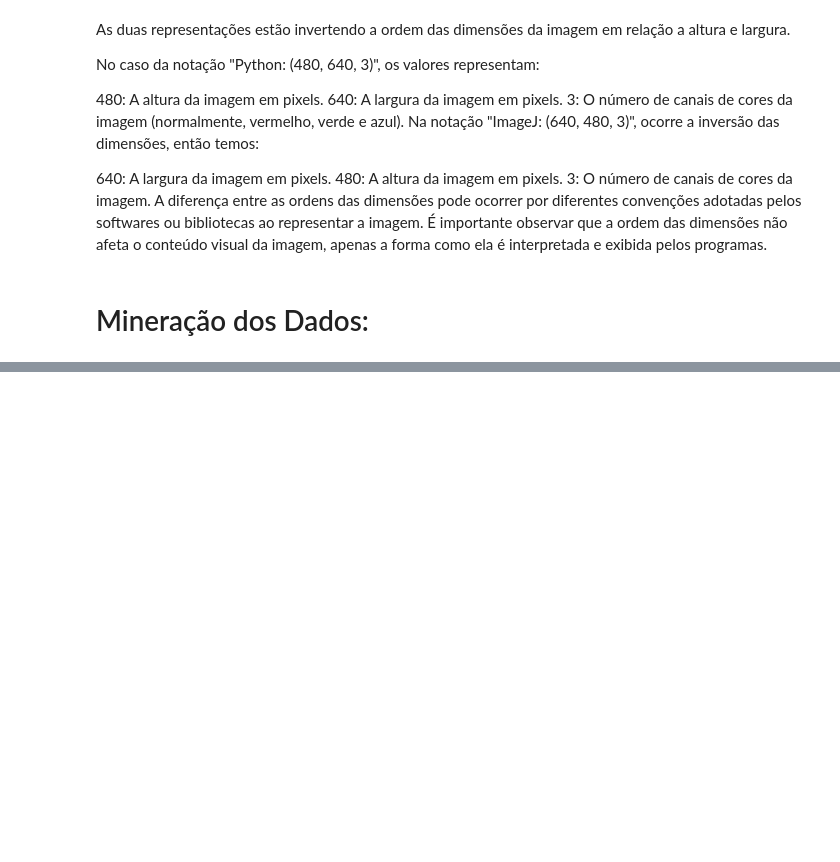
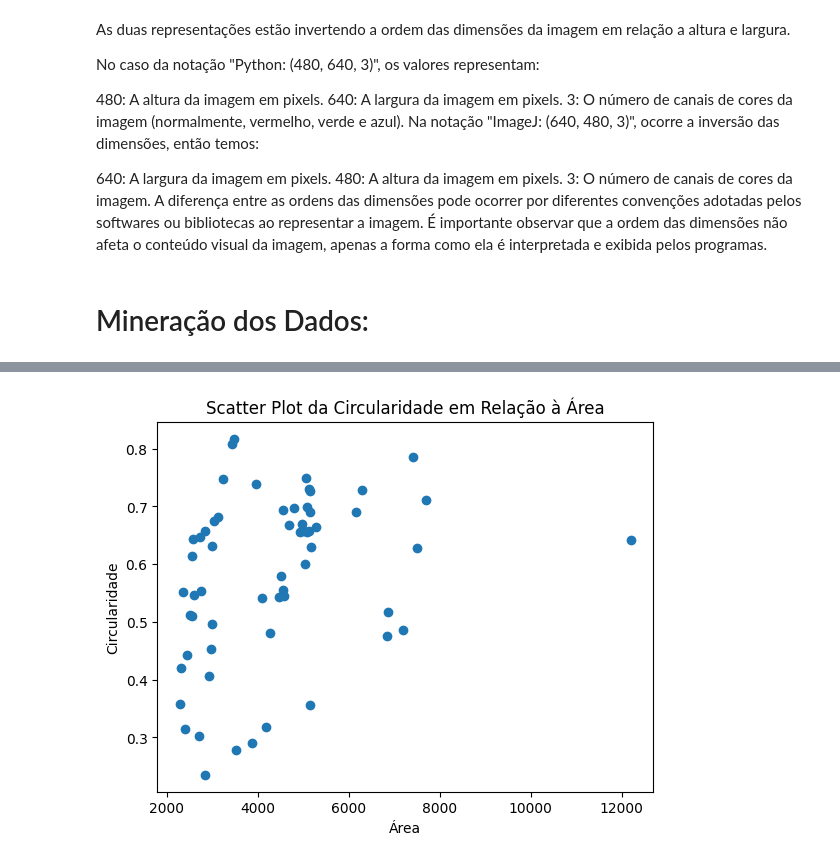
Before and after one commit to Gus-1003/ISD-invention, a Jupyter notebook: Pesquisa/5_Validação_Modularizada.ipynb, the cells around one changed output, grey strips where cells are left out. Cells and saved outputs as stored; diff of their text form; code cells hidden in the pictures; blank space fills up the shorter version.

```diff
--- a/Pesquisa/5_Validação_Modularizada.ipynb
+++ b/Pesquisa/5_Validação_Modularizada.ipynb
@@ -414,0 +469,9 @@ dados
+# %%
+# Plota um scatter plot da circularidade em relação à área
+plt.scatter(dataset_geral['area'], dataset_geral['circularity'])
+plt.xlabel('Área')
+plt.ylabel('Circularidade')
+plt.title('Scatter Plot da Circularidade em Relação à Área')
+plt.show()
+# %% [output]
+[figure, added]
```
Also changed, not shown: parts of 15 cells of this notebook.
